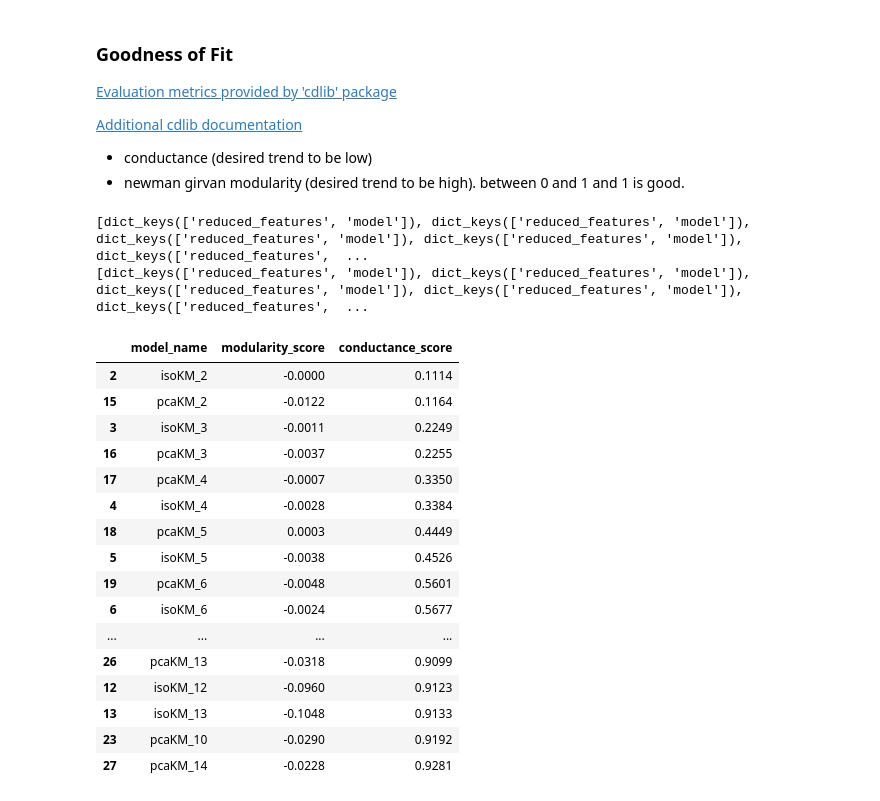
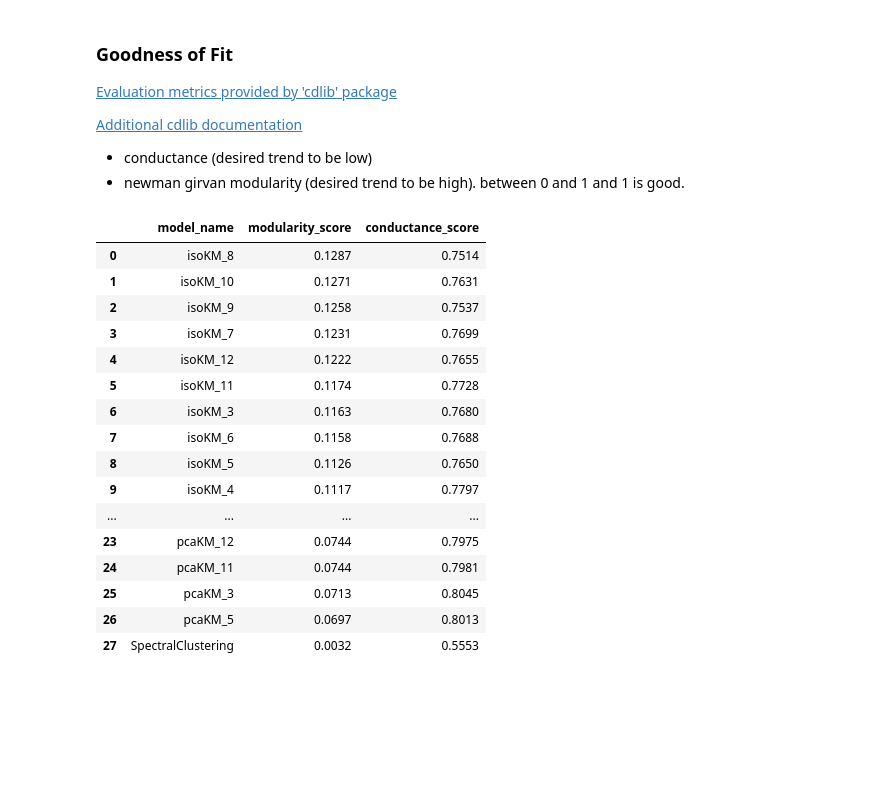
Before and after one commit to staleyj15/Puzzle_Masters_Project, a Jupyter notebook: Project_Code.ipynb, the cells around one changed output. Cells and saved outputs as stored; diff of their text form; code cells hidden in the pictures; blank space fills up the shorter version.

```diff
--- a/Project_Code.ipynb
+++ b/Project_Code.ipynb
@@ -114,13 +121,13 @@ for i in range(2, 15):
     iso_name = 'isoKM_' + str(i)
     iso = Isomap(n_components = i).fit_transform(feature_set)
     km_iso_models[iso_name]['reduced_features'] = iso
-    km_iso_models[iso_name]['model'] = KMeans(n_clusters = i).fit(iso)
+    km_iso_models[iso_name]['model'] = KMeans(n_clusters = k).fit(iso)
 
     # perform KMeans clustering on pca reduction
     pca_name = 'pcaKM_' + str(i)
     pca = PCA(n_components = i).fit_transform(feature_set)
     km_pca_models[pca_name]['reduced_features'] = pca
-    km_pca_models[pca_name]['model'] = KMeans(n_clusters = i).fit(pca)
+    km_pca_models[pca_name]['model'] = KMeans(n_clusters = k).fit(pca)
 
 # perform k-means clustering on all features
 km = KMeans(n_clusters = k).fit(feature_set)
@@ -160,50 +151,49 @@ assert adj.shape[0] == len(pictures), 'Adjacency matrix should have one row and
 # Convert the adjacency matrix into a NetworkX graph object
 adjG = ToGraph(adj)
 
 # store indices of each cluster in list of lists
 model_dict = defaultdict(dict)
 all_models = [km, sc] + [km_iso_models[x]['model'] for x in km_iso_models] + [km_pca_models[x]['model'] for x in km_pca_models]
 all_names = ['KMeans', 'SpectralClustering'] + list(km_iso_models.keys()) + list(km_pca_models.keys())
 
 # create data frame to store comparison results
 model_comparison = pd.DataFrame({'model_name': all_names, 'modularity_score' : [0] * len(all_names), 'conductance_score': [0] * len(all_names)})
 
 for name,model in zip(all_names, all_models):
 
     clusters = []
 
     for i in range(k):
         i_indices = np.where(model.labels_ == i)[0].tolist()
         clusters.append(i_indices)
     model_dict[name]['clusters'] = clusters
 
     Comms = cdlib.NodeClustering(clusters, adjG, 'Manual')
     model_dict[name]['Comms'] = Comms
 
     # Using the object created above, many 'fitness' metrics can be calculated
     modularity = cdlib.evaluation.newman_girvan_modularity(adjG, Comms)
     conductance = cdlib.evaluation.conductance(adjG, Comms)
     model_comparison.loc[model_comparison.model_name == name, ['modularity_score','conductance_score']] = [round(x,4) for x in [modularity.score, conductance.score]]
 
-model_comparison.sort_values(by = ['conductance_score', 'modularity_score'], ascending = [True, False], inplace = True)
-model_comparison
+model_comparison.sort_values(by = ['modularity_score', 'conductance_score'], ascending = [False, True], inplace = True)
+model_comparison.reset_index(drop = True, inplace = True)
+model_comparison.loc[model_comparison.model_name[:3] != 'pca']
 # %% [output]
-[dict_keys(['reduced_features', 'model']), dict_keys(['reduced_features', 'model']), dict_keys(['reduced_features', 'model']), dict_keys(['reduced_features', 'model']), dict_keys(['reduced_features',  ...
-[dict_keys(['reduced_features', 'model']), dict_keys(['reduced_features', 'model']), dict_keys(['reduced_features', 'model']), dict_keys(['reduced_features', 'model']), dict_keys(['reduced_features',  ...
 |  | model_name | modularity_score | conductance_score |
-| 2 | isoKM_2 | -0.0000 | 0.1114 |
-| 15 | pcaKM_2 | -0.0122 | 0.1164 |
-| 3 | isoKM_3 | -0.0011 | 0.2249 |
-| 16 | pcaKM_3 | -0.0037 | 0.2255 |
-| 17 | pcaKM_4 | -0.0007 | 0.3350 |
-| 4 | isoKM_4 | -0.0028 | 0.3384 |
-| 18 | pcaKM_5 | 0.0003 | 0.4449 |
-| 5 | isoKM_5 | -0.0038 | 0.4526 |
-| 19 | pcaKM_6 | -0.0048 | 0.5601 |
-| 6 | isoKM_6 | -0.0024 | 0.5677 |
+| 0 | isoKM_8 | 0.1287 | 0.7514 |
+| 1 | isoKM_10 | 0.1271 | 0.7631 |
+| 2 | isoKM_9 | 0.1258 | 0.7537 |
+| 3 | isoKM_7 | 0.1231 | 0.7699 |
+| 4 | isoKM_12 | 0.1222 | 0.7655 |
+| 5 | isoKM_11 | 0.1174 | 0.7728 |
+| 6 | isoKM_3 | 0.1163 | 0.7680 |
+| 7 | isoKM_6 | 0.1158 | 0.7688 |
+| 8 | isoKM_5 | 0.1126 | 0.7650 |
+| 9 | isoKM_4 | 0.1117 | 0.7797 |
 | ... | ... | ... | ... |
-| 26 | pcaKM_13 | -0.0318 | 0.9099 |
-| 12 | isoKM_12 | -0.0960 | 0.9123 |
-| 13 | isoKM_13 | -0.1048 | 0.9133 |
-| 23 | pcaKM_10 | -0.0290 | 0.9192 |
-| 27 | pcaKM_14 | -0.0228 | 0.9281 |
+| 23 | pcaKM_12 | 0.0744 | 0.7975 |
+| 24 | pcaKM_11 | 0.0744 | 0.7981 |
+| 25 | pcaKM_3 | 0.0713 | 0.8045 |
+| 26 | pcaKM_5 | 0.0697 | 0.8013 |
+| 27 | SpectralClustering | 0.0032 | 0.5553 |
```
Also changed, not shown: parts of 8 cells of this notebook, 21 other files.
